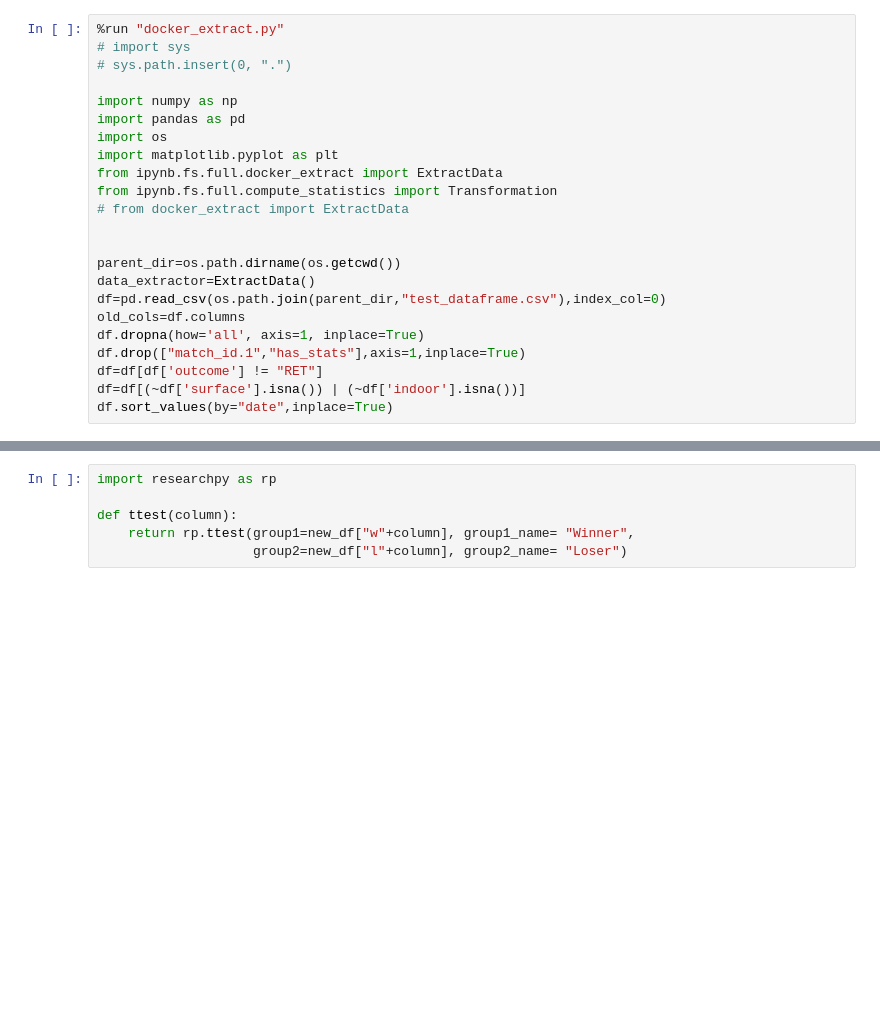
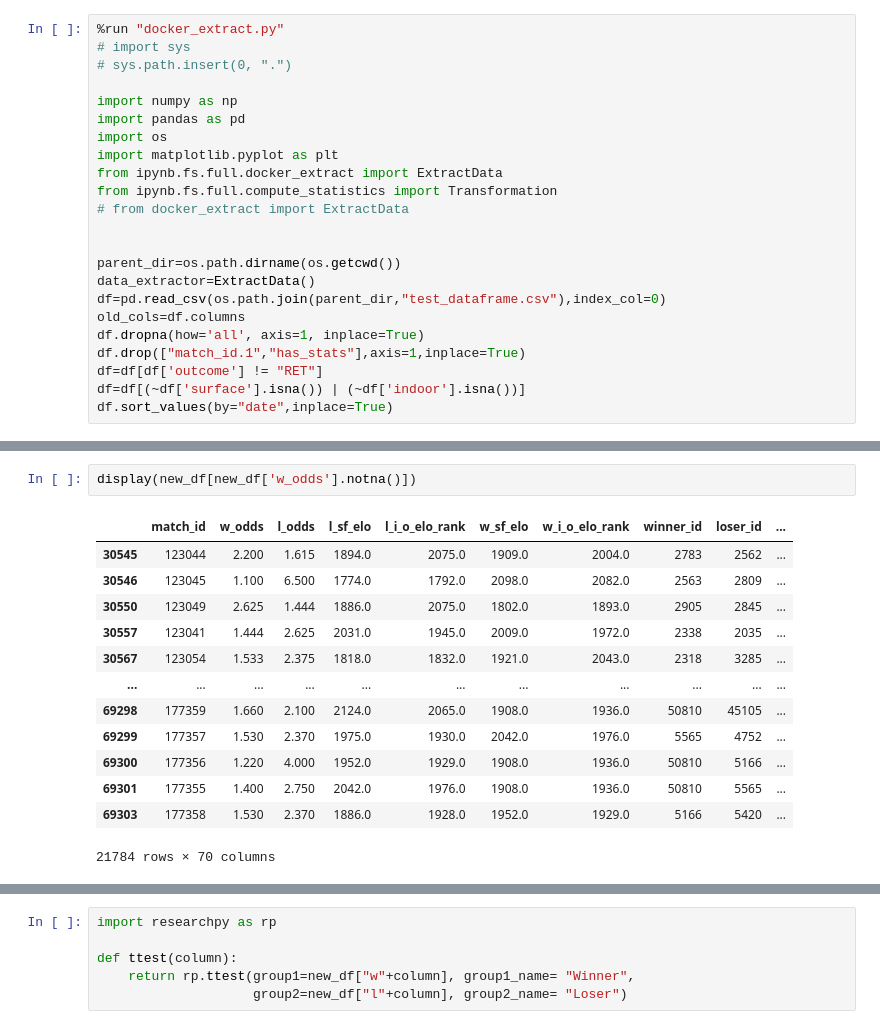
Before and after one commit to Bentgm17/TennisML, a Jupyter notebook: data_extraction/feature_tuning.ipynb, the cells around one changed output, grey strips where cells are left out. Cells and saved outputs as stored; diff of their text form; blank space fills up the shorter version.

```diff
--- a/data_extraction/feature_tuning.ipynb
+++ b/data_extraction/feature_tuning.ipynb
@@ -44,3 +71,19 @@ print(new_df.shape)
+# %%
+display(new_df[new_df['w_odds'].notna()])
+# %% [output]
+|  | match_id | w_odds | l_odds | l_sf_elo | l_i_o_elo_rank | w_sf_elo | w_i_o_elo_rank | winner_id | loser_id | ... |
+| 30545 | 123044 | 2.200 | 1.615 | 1894.0 | 2075.0 | 1909.0 | 2004.0 | 2783 | 2562 | ... |
+| 30546 | 123045 | 1.100 | 6.500 | 1774.0 | 1792.0 | 2098.0 | 2082.0 | 2563 | 2809 | ... |
+| 30550 | 123049 | 2.625 | 1.444 | 1886.0 | 2075.0 | 1802.0 | 1893.0 | 2905 | 2845 | ... |
+| 30557 | 123041 | 1.444 | 2.625 | 2031.0 | 1945.0 | 2009.0 | 1972.0 | 2338 | 2035 | ... |
+| 30567 | 123054 | 1.533 | 2.375 | 1818.0 | 1832.0 | 1921.0 | 2043.0 | 2318 | 3285 | ... |
+| ... | ... | ... | ... | ... | ... | ... | ... | ... | ... | ... |
+| 69298 | 177359 | 1.660 | 2.100 | 2124.0 | 2065.0 | 1908.0 | 1936.0 | 50810 | 45105 | ... |
+| 69299 | 177357 | 1.530 | 2.370 | 1975.0 | 1930.0 | 2042.0 | 1976.0 | 5565 | 4752 | ... |
+| 69300 | 177356 | 1.220 | 4.000 | 1952.0 | 1929.0 | 1908.0 | 1936.0 | 50810 | 5166 | ... |
+| 69301 | 177355 | 1.400 | 2.750 | 2042.0 | 1976.0 | 1908.0 | 1936.0 | 50810 | 5565 | ... |
+| 69303 | 177358 | 1.530 | 2.370 | 1886.0 | 1928.0 | 1952.0 | 1929.0 | 5166 | 5420 | ... |
+21784 rows × 70 columns
 # %%
 display(new_df)
 # %% [output]
```
Also changed, not shown: parts of 9 cells of this notebook, 18 other files.
